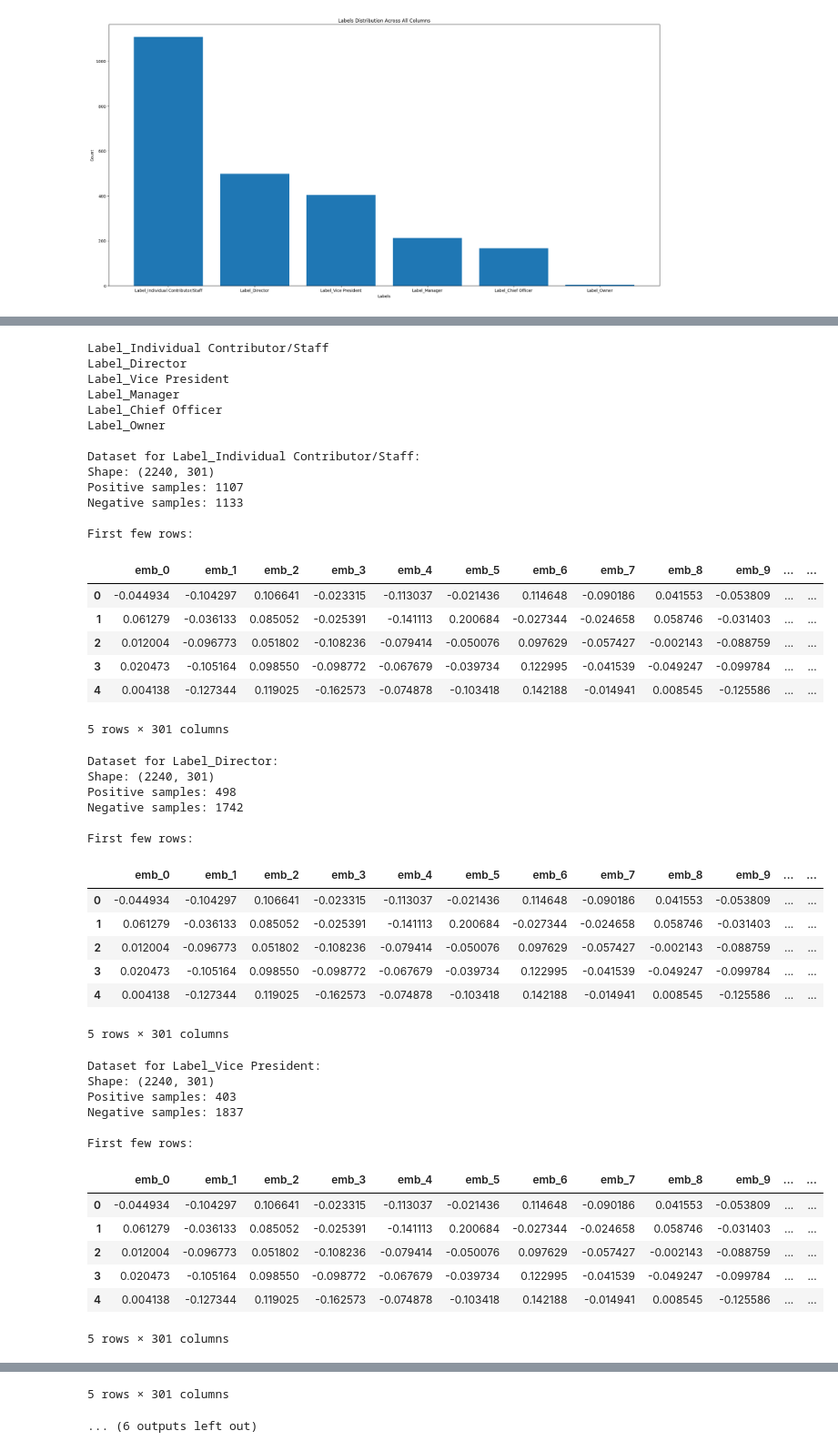
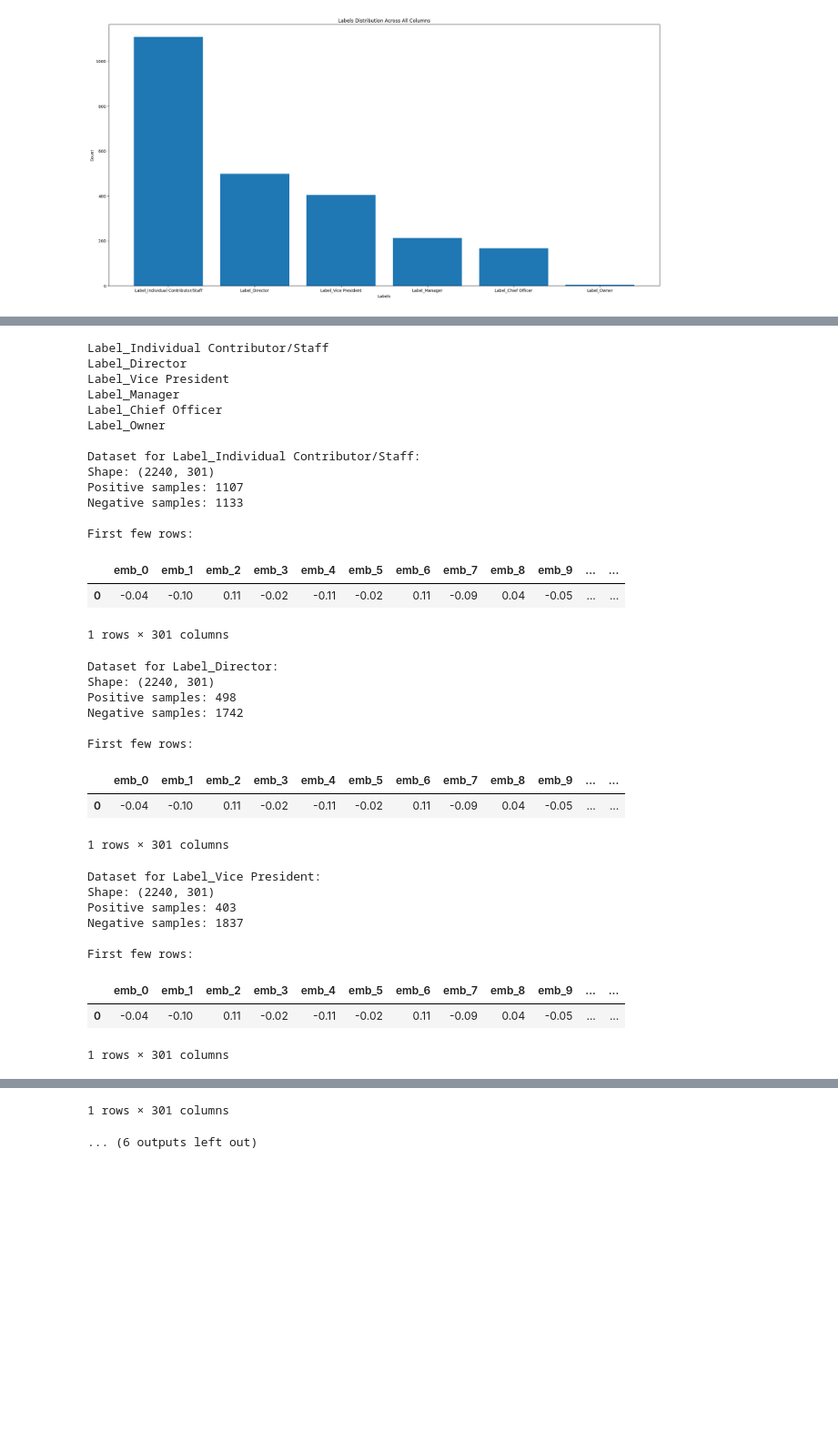
Before and after one commit to mykola-mmm/fictional-dollop, a Jupyter notebook: EDA.ipynb, the cells around one changed output, grey strips where cells are left out. Shown at 91% size. Saved outputs shown, nothing was run; the diff lists cells and outputs as text; code cells hidden in the pictures; blank space fills up the shorter version.

```diff
--- a/EDA.ipynb
+++ b/EDA.ipynb
@@ -100,10 +101,10 @@ display(df[df[['Column 1', 'Column 2', 'Column 3', 'Column 4']].isna().all(axis=
 df.loc[29, 'Column 1'] = 'Chief Officer'                        # CINO
 df.loc[829, 'Column 1'] = 'Individual Contributor/Staff'        # Release of Information Tech II
 df.loc[1406, 'Column 1'] = 'Manager'                            # Global People Systems, Processes and Information Manager
-df.loc[1713, 'Column 1'] = 'Individual Contributor/Staff'       # RC Environmental and Cyber Specialized Subscription Manager
+df.loc[1713, 'Column 1'] = 'Individual Contributor/Staff'       # Supplier Quality Enginee
 df.loc[1785, 'Column 1'] = 'Manager'                            # RC Environmental and Cyber Specialized Subscription Manager
 df.loc[2182, 'Column 1'] = 'Director'                           # Senior IndependeDirector and Chair of the Customer and Communities Network
-df.loc[2182, 'Title'] = 'Senior Independet Director and Chair of the Customer and Communities Network'        # Senior IndependeDirector and Chair of the Customer and Communities Network
+df.loc[2182, 'Title'] = 'Senior Independent Director and Chair of the Customer and Communities Network'        # Senior IndependeDirector and Chair of the Customer and Communities Network
 # %%
 display(df[df[['Column 1', 'Column 2', 'Column 3', 'Column 4']].isna().all(axis=1)])
 # %% [output]
@@ -342,40 +376,36 @@ sorted_unique_values = list(sorted_distribution.keys())
 for column in sorted_unique_values:
     print(column)
     # Create a new dataset with embeddings and the current one-hot encoded column
     dataset = pd.DataFrame(df['embedding'].tolist(), columns=[f'emb_{i}' for i in range(model.vector_size)])
     dataset[column] = df[column]
 
     datasets.append((column, dataset))
 
 # Display information about each dataset
 for column, dataset in datasets:
     print(f"\nDataset for {column}:")
     print(f"Shape: {dataset.shape}")
     print(f"Positive samples: {dataset[column].sum()}")
     print(f"Negative samples: {len(dataset) - dataset[column].sum()}")
     print("\nFirst few rows:")
-    display(dataset.head())
+    display(dataset.head(1))
 # %% [output]
 Label_Individual Contributor/Staff
 Label_Director
 Label_Vice President
 Label_Manager
 Label_Chief Officer
 Label_Owner
 
 Dataset for Label_Individual Contributor/Staff:
 Shape: (2240, 301)
 Positive samples: 1107
 Negative samples: 1133
 
 First few rows:
 |  | emb_0 | emb_1 | emb_2 | emb_3 | emb_4 | emb_5 | emb_6 | emb_7 | emb_8 | emb_9 | ... | ... |
-| 0 | -0.044934 | -0.104297 | 0.106641 | -0.023315 | -0.113037 | -0.021436 | 0.114648 | -0.090186 | 0.041553 | -0.053809 | ... | ... |
-| 1 | 0.061279 | -0.036133 | 0.085052 | -0.025391 | -0.141113 | 0.200684 | -0.027344 | -0.024658 | 0.058746 | -0.031403 | ... | ... |
-| 2 | 0.012004 | -0.096773 | 0.051802 | -0.108236 | -0.079414 | -0.050076 | 0.097629 | -0.057427 | -0.002143 | -0.088759 | ... | ... |
-| 3 | 0.020473 | -0.105164 | 0.098550 | -0.098772 | -0.067679 | -0.039734 | 0.122995 | -0.041539 | -0.049247 | -0.099784 | ... | ... |
-| 4 | 0.004138 | -0.127344 | 0.119025 | -0.162573 | -0.074878 | -0.103418 | 0.142188 | -0.014941 | 0.008545 | -0.125586 | ... | ... |
+| 0 | -0.04 | -0.10 | 0.11 | -0.02 | -0.11 | -0.02 | 0.11 | -0.09 | 0.04 | -0.05 | ... | ... |
-5 rows × 301 columns
+1 rows × 301 columns
 Dataset for Label_Director:
 Shape: (2240, 301)
 Positive samples: 498
@@ -383,12 +413,8 @@ Negative samples: 1742
 
 First few rows:
 |  | emb_0 | emb_1 | emb_2 | emb_3 | emb_4 | emb_5 | emb_6 | emb_7 | emb_8 | emb_9 | ... | ... |
-| 0 | -0.044934 | -0.104297 | 0.106641 | -0.023315 | -0.113037 | -0.021436 | 0.114648 | -0.090186 | 0.041553 | -0.053809 | ... | ... |
-| 1 | 0.061279 | -0.036133 | 0.085052 | -0.025391 | -0.141113 | 0.200684 | -0.027344 | -0.024658 | 0.058746 | -0.031403 | ... | ... |
-| 2 | 0.012004 | -0.096773 | 0.051802 | -0.108236 | -0.079414 | -0.050076 | 0.097629 | -0.057427 | -0.002143 | -0.088759 | ... | ... |
-| 3 | 0.020473 | -0.105164 | 0.098550 | -0.098772 | -0.067679 | -0.039734 | 0.122995 | -0.041539 | -0.049247 | -0.099784 | ... | ... |
-| 4 | 0.004138 | -0.127344 | 0.119025 | -0.162573 | -0.074878 | -0.103418 | 0.142188 | -0.014941 | 0.008545 | -0.125586 | ... | ... |
+| 0 | -0.04 | -0.10 | 0.11 | -0.02 | -0.11 | -0.02 | 0.11 | -0.09 | 0.04 | -0.05 | ... | ... |
-5 rows × 301 columns
+1 rows × 301 columns
 Dataset for Label_Vice President:
 Shape: (2240, 301)
 Positive samples: 403
@@ -396,12 +422,8 @@ Negative samples: 1837
 
 First few rows:
 |  | emb_0 | emb_1 | emb_2 | emb_3 | emb_4 | emb_5 | emb_6 | emb_7 | emb_8 | emb_9 | ... | ... |
-| 0 | -0.044934 | -0.104297 | 0.106641 | -0.023315 | -0.113037 | -0.021436 | 0.114648 | -0.090186 | 0.041553 | -0.053809 | ... | ... |
-| 1 | 0.061279 | -0.036133 | 0.085052 | -0.025391 | -0.141113 | 0.200684 | -0.027344 | -0.024658 | 0.058746 | -0.031403 | ... | ... |
-| 2 | 0.012004 | -0.096773 | 0.051802 | -0.108236 | -0.079414 | -0.050076 | 0.097629 | -0.057427 | -0.002143 | -0.088759 | ... | ... |
-| 3 | 0.020473 | -0.105164 | 0.098550 | -0.098772 | -0.067679 | -0.039734 | 0.122995 | -0.041539 | -0.049247 | -0.099784 | ... | ... |
-| 4 | 0.004138 | -0.127344 | 0.119025 | -0.162573 | -0.074878 | -0.103418 | 0.142188 | -0.014941 | 0.008545 | -0.125586 | ... | ... |
+| 0 | -0.04 | -0.10 | 0.11 | -0.02 | -0.11 | -0.02 | 0.11 | -0.09 | 0.04 | -0.05 | ... | ... |
-5 rows × 301 columns
+1 rows × 301 columns
 Dataset for Label_Manager:
 Shape: (2240, 301)
 Positive samples: 213
@@ -417,4 +435,4 @@ First few rows:
-5 rows × 301 columns
+1 rows × 301 columns
 ... (6 outputs left out)
 # %%
 from lazypredict.Supervised import LazyClassifier
```
Also changed, not shown: parts of 23 cells of this notebook.
